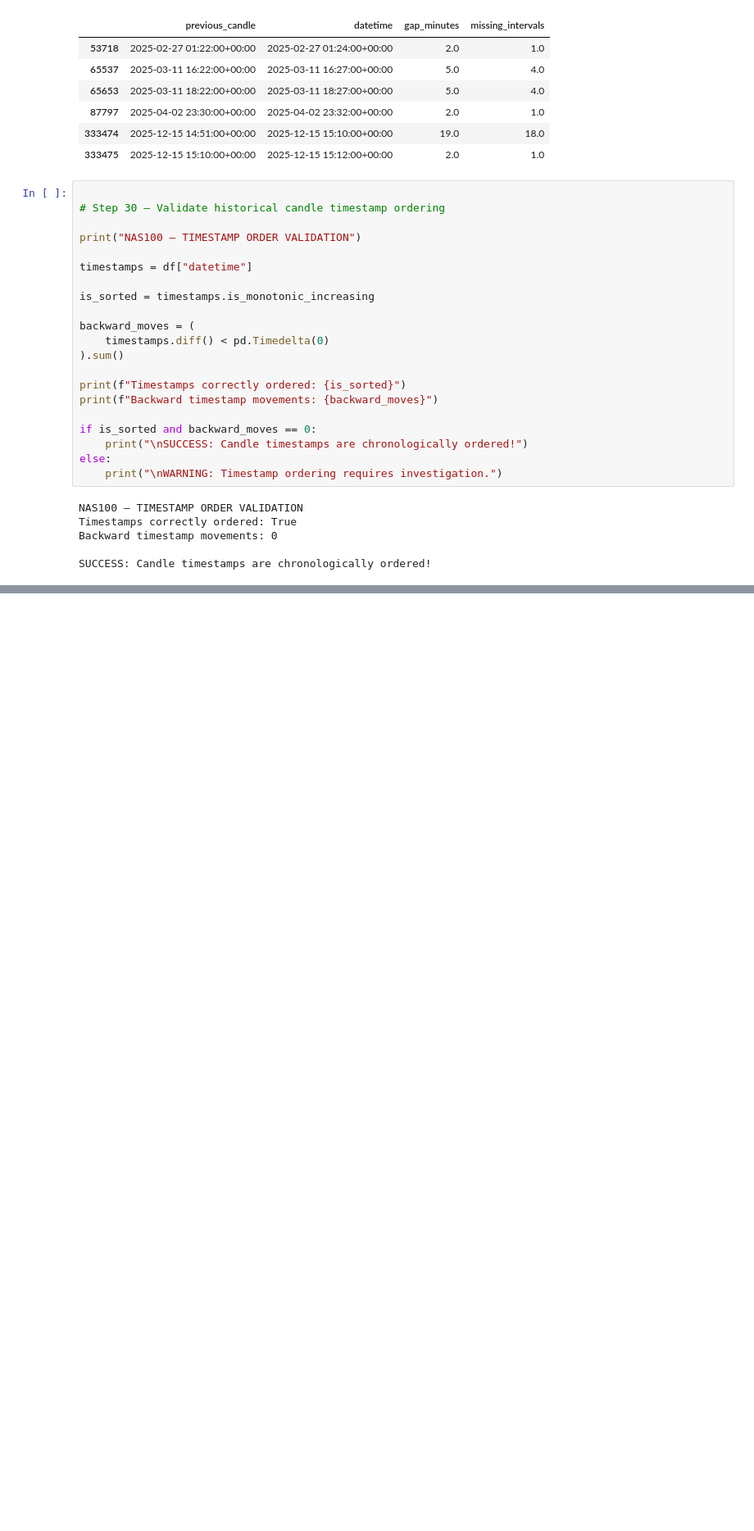
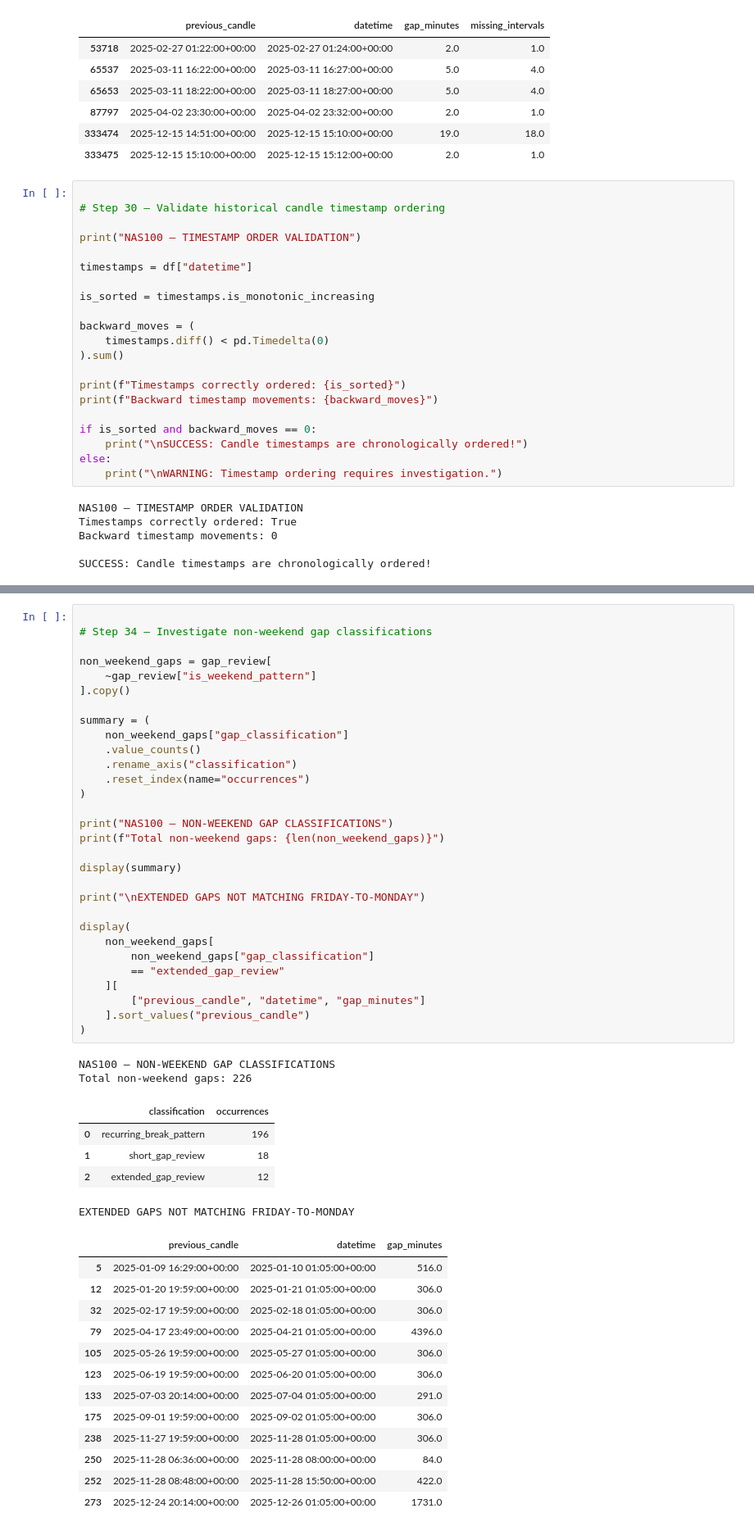
Before and after one commit to oa1013/candle-fetcher, a Jupyter notebook: notebooks/08_daily_session_range_analyzer.ipynb, the cells around one changed output, grey strips where cells are left out. Shown at 82% size. Cells and saved outputs as stored; diff of their text form; blank space fills up the shorter version.

```diff
--- a/notebooks/08_daily_session_range_analyzer.ipynb
+++ b/notebooks/08_daily_session_range_analyzer.ipynb
@@ -1280,0 +1432,51 @@ SUCCESS: Candle timestamps are chronologically ordered!
+# %%
+
+# Step 34 — Investigate non-weekend gap classifications
+
+non_weekend_gaps = gap_review[
+    ~gap_review["is_weekend_pattern"]
+].copy()
+
+summary = (
+    non_weekend_gaps["gap_classification"]
+    .value_counts()
+    .rename_axis("classification")
+    .reset_index(name="occurrences")
+)
+
+print("NAS100 — NON-WEEKEND GAP CLASSIFICATIONS")
+print(f"Total non-weekend gaps: {len(non_weekend_gaps)}")
+
+display(summary)
+
+print("\nEXTENDED GAPS NOT MATCHING FRIDAY-TO-MONDAY")
+
+display(
+    non_weekend_gaps[
+        non_weekend_gaps["gap_classification"]
+        == "extended_gap_review"
+    ][
+        ["previous_candle", "datetime", "gap_minutes"]
+    ].sort_values("previous_candle")
+)
+# %% [output]
+NAS100 — NON-WEEKEND GAP CLASSIFICATIONS
+Total non-weekend gaps: 226
+|  | classification | occurrences |
+| 0 | recurring_break_pattern | 196 |
+| 1 | short_gap_review | 18 |
+| 2 | extended_gap_review | 12 |
+EXTENDED GAPS NOT MATCHING FRIDAY-TO-MONDAY
+|  | previous_candle | datetime | gap_minutes |
+| 5 | 2025-01-09 16:29:00+00:00 | 2025-01-10 01:05:00+00:00 | 516.0 |
+| 12 | 2025-01-20 19:59:00+00:00 | 2025-01-21 01:05:00+00:00 | 306.0 |
+| 32 | 2025-02-17 19:59:00+00:00 | 2025-02-18 01:05:00+00:00 | 306.0 |
+| 79 | 2025-04-17 23:49:00+00:00 | 2025-04-21 01:05:00+00:00 | 4396.0 |
+| 105 | 2025-05-26 19:59:00+00:00 | 2025-05-27 01:05:00+00:00 | 306.0 |
+| 123 | 2025-06-19 19:59:00+00:00 | 2025-06-20 01:05:00+00:00 | 306.0 |
+| 133 | 2025-07-03 20:14:00+00:00 | 2025-07-04 01:05:00+00:00 | 291.0 |
+| 175 | 2025-09-01 19:59:00+00:00 | 2025-09-02 01:05:00+00:00 | 306.0 |
+| 238 | 2025-11-27 19:59:00+00:00 | 2025-11-28 01:05:00+00:00 | 306.0 |
+| 250 | 2025-11-28 06:36:00+00:00 | 2025-11-28 08:00:00+00:00 | 84.0 |
+| 252 | 2025-11-28 08:48:00+00:00 | 2025-11-28 15:50:00+00:00 | 422.0 |
+| 273 | 2025-12-24 20:14:00+00:00 | 2025-12-26 01:05:00+00:00 | 1731.0 |
```
Also changed, not shown: parts of 7 cells of this notebook, 1 other file.
